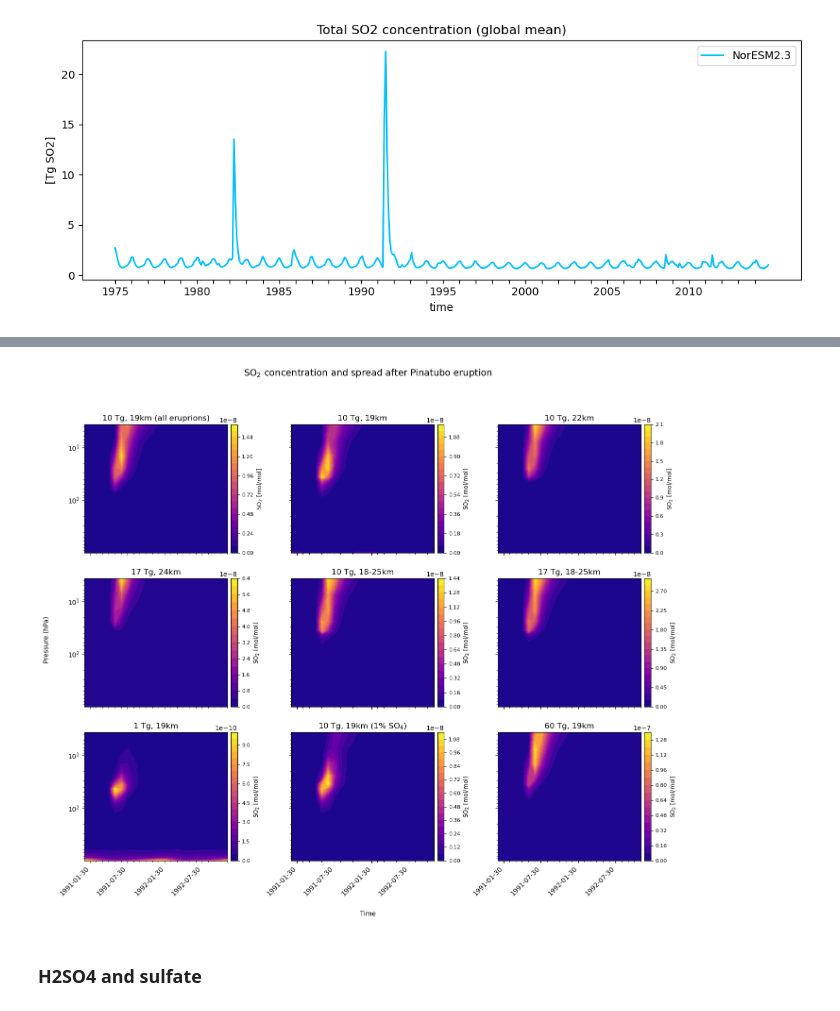
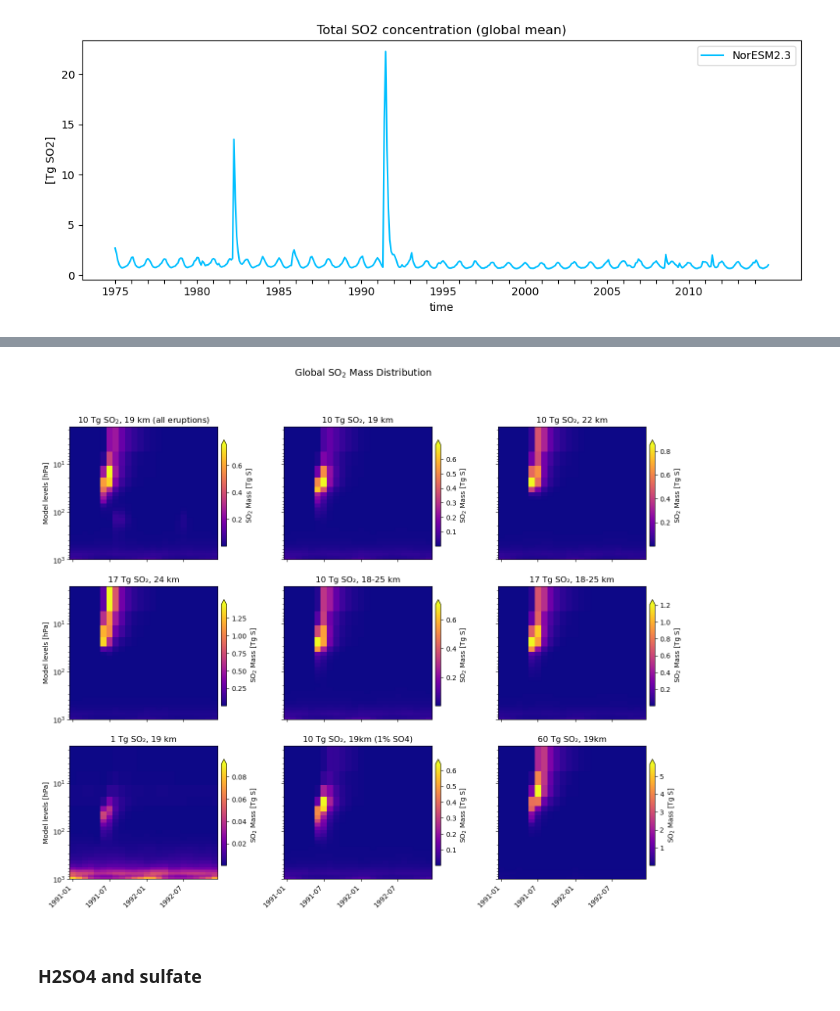
Before and after one commit to EliHHogemo/master_thesis, a Jupyter notebook: sulfur_pinatubo.ipynb, the cells around one changed output, grey strips where cells are left out. Cells and saved outputs as stored; diff of their text form; code cells hidden in the pictures.

Commit message:
Correct labels, all is weighted, and the enso state is calculated with the RONI

```diff
--- a/sulfur_pinatubo.ipynb
+++ b/sulfur_pinatubo.ipynb
@@ -372,0 +194,17 @@ lev_60tg = ds_60tg['lev'].values
+# %%
+lat = so2_19_c["lat"]
+weighted_lat_19_c = np.cos(np.deg2rad(lat))
+lat = so2_22["lat"]
+weighted_lat_22 = np.cos(np.deg2rad(lat))
+lat = so2_24["lat"]
+weighted_lat_24 = np.cos(np.deg2rad(lat))
+lat = so2_1825["lat"]
+weighted_lat_1825 = np.cos(np.deg2rad(lat))
+lat = so2_1825_17tg["lat"]
+weighted_lat_1825_17tg = np.cos(np.deg2rad(lat))
+lat = so2_1tg["lat"]
+weighted_lat_1tg = np.cos(np.deg2rad(lat))
+lat = so2_1pr["lat"]
+weighted_lat_1pr = np.cos(np.deg2rad(lat))
+lat = so2_60tg["lat"]
+weighted_lat_60tg = np.cos(np.deg2rad(lat))
@@ -373,45 +254,35 @@ lev_60tg = ds_60tg['lev'].values
 # %%
-all_so2 = [so2_zoom_19, so2_zoom_19_c, so2_zoom_22, so2_zoom_24, so2_zoom_1825,
-           so2_zoom_1825_17tg, so2_zoom_1tg, so2_zoom_1pr, so2_zoom_60tg]
+datasets = [so2_19, so2_19_c, so2_22, so2_24, so2_1825, so2_1825_17tg, so2_1tg, so2_1pr, so2_60tg]
+weighted_ds = [weighted_lat, weighted_lat_19_c, weighted_lat_22, weighted_lat_24, weighted_lat_1825, weighted_lat_1825_17tg, weighted_lat_1tg, weighted_lat_1pr, weighted_lat_60tg]
+titles = [
+    "10 Tg SO$_2$, 19 km (all eruptions)",
+    "10 Tg SO₂, 19 km",
+    "10 Tg SO₂, 22 km",
+    "17 Tg SO₂, 24 km",
+    "10 Tg SO₂, 18-25 km",
+    "17 Tg SO₂, 18-25 km",
+    "1 Tg SO₂, 19 km",
+    "10 Tg SO₂, 19km (1% SO4)",
+    "60 Tg SO₂, 19km"
+]
 
-all_times = [time_zoom_19, time_zoom_19_c, time_zoom_22, time_zoom_24, time_zoom_1825,
-             time_zoom_1825_17tg, time_zoom_1tg, time_zoom_1pr, time_zoom_60tg]
-
-all_lev = [lev_19, lev_19_c, lev_22, lev_24, lev_1825,
-             lev_1825_17tg, lev_1tg, lev_1pr, lev_60tg]
-
-titles = ["10 Tg, 19km (all eruprions)", "10 Tg, 19km", "10 Tg, 22km", "17 Tg, 24km",
-          "10 Tg, 18-25km", "17 Tg, 18-25km", "1 Tg, 19km",
-          "10 Tg, 19km (1% SO$_4$)", "60 Tg, 19km"]
 
 fig, axs = plt.subplots(3, 3, figsize=(16, 12), sharex=True, sharey=True)
 
 for i, ax in enumerate(axs.flat):
-    if i < len(all_so2):
-        cf = ax.contourf(all_times[i], all_lev[i], all_so2[i].T,
-                         levels=20, cmap='plasma')
+    if i < len(datasets):
+        plot_so2_lev_time(datasets[i], weighted_ds[i], ax=ax, title=titles[i])
 
-        ax.set_yscale("log")
-        ax.invert_yaxis()
-
-        cbar = fig.colorbar(cf, ax=ax, pad=0.02)
-        cbar.ax.tick_params(labelsize=8)
-        cbar.set_label("SO$_2$ [mol/mol]", fontsize=9)
-
-        ax.set_title(titles[i], fontsize=12)
-        ax.xaxis.set_minor_locator(mdates.MonthLocator(interval=1))
-        ax.xaxis.set_major_locator(mdates.MonthLocator(interval=6))
-
+for ax in axs[:, 0]:
+    ax.set_ylabel("Model levels [hPa]")
 for ax in axs[2, :]:
     plt.setp(ax.get_xticklabels(), rotation=45, ha='right')
 
-fig.supxlabel('Time', fontsize=10)
-fig.supylabel('Pressure (hPa)', fontsize=10, x=0.07)
-fig.suptitle("SO$_2$ concentration and spread after Pinatubo eruption", fontsize=14)
+fig.suptitle("Global SO$_2$ Mass Distribution", fontsize=14)
 
-plt.tight_layout
+#plt.tight_layout(rect=[0.05, 0.05, 0.95, 0.92])
 plt.show()
 # %% [output]
-[figure, old version]
+[figure, new version]
 # %% [markdown]
 ### H2SO4 and sulfate
```
Also changed, not shown: parts of 102 cells of this notebook, 4 other files.
